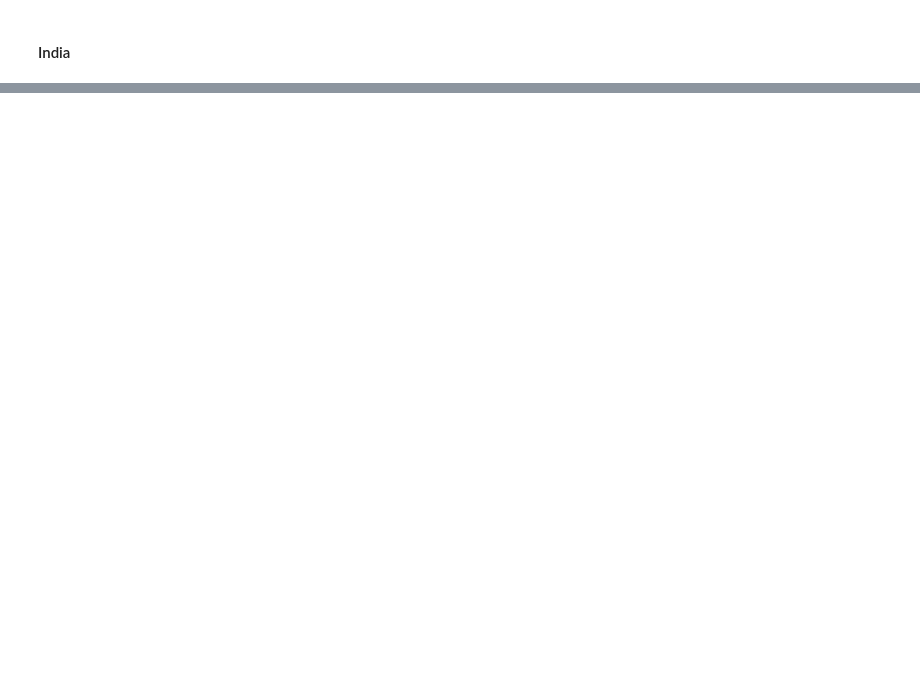
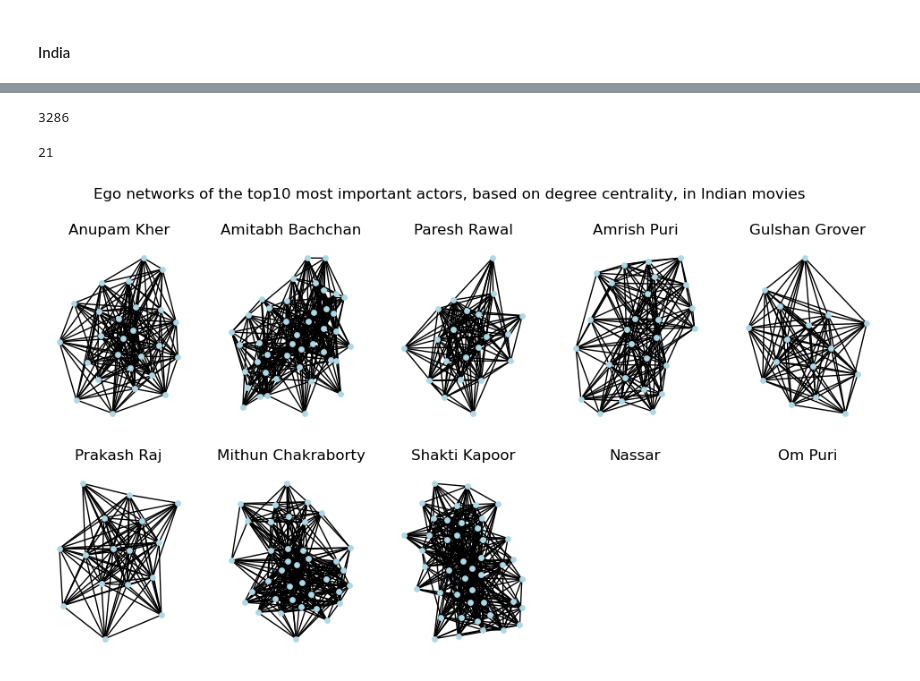
Before and after one commit to epfl-ada/ada-2022-project-shno, a Jupyter notebook: ego_network.ipynb, the cells around one changed output, grey strips where cells are left out. Drawn from its saved outputs; the diff is of its cells as text; code cells hidden in the pictures; blank space fills up the shorter version.

```diff
--- a/ego_network.ipynb
+++ b/ego_network.ipynb
@@ -444,0 +398,4 @@ k_core_subgraph_usa = [nx.subgraph(usa_ego_network[i], k_core_usa[i]) for i in r
+# %%
+G_india = nx.graph.Graph()
+add_nodes(G_india, india_actors_movies)
+add_edges_weighted(G_india, india_movies_actors)
@@ -444,0 +418,5 @@ k_core_subgraph_usa = [nx.subgraph(usa_ego_network[i], k_core_usa[i]) for i in r
+# %%
+%%time
+# extract the k-core subgraph of the ego network
+k_india = 10
+k_core_subgraph_india = filter_k_core(G_india, k_india, india_ego_names)
@@ -444,0 +426,13 @@ k_core_subgraph_usa = [nx.subgraph(usa_ego_network[i], k_core_usa[i]) for i in r
+# %%
+G_india.size()
+# %% [output]
+3286
+# %%
+len(k_core_subgraph_india[2].nodes())
+# %% [output]
+21
+# %%
+%%time
+plot_ego_nets(k_core_subgraph_india, 'Indian', india_ego_names, 'lightblue')
+# %% [output]
+[figure, added]
```
Also changed, not shown: parts of 35 cells of this notebook.
